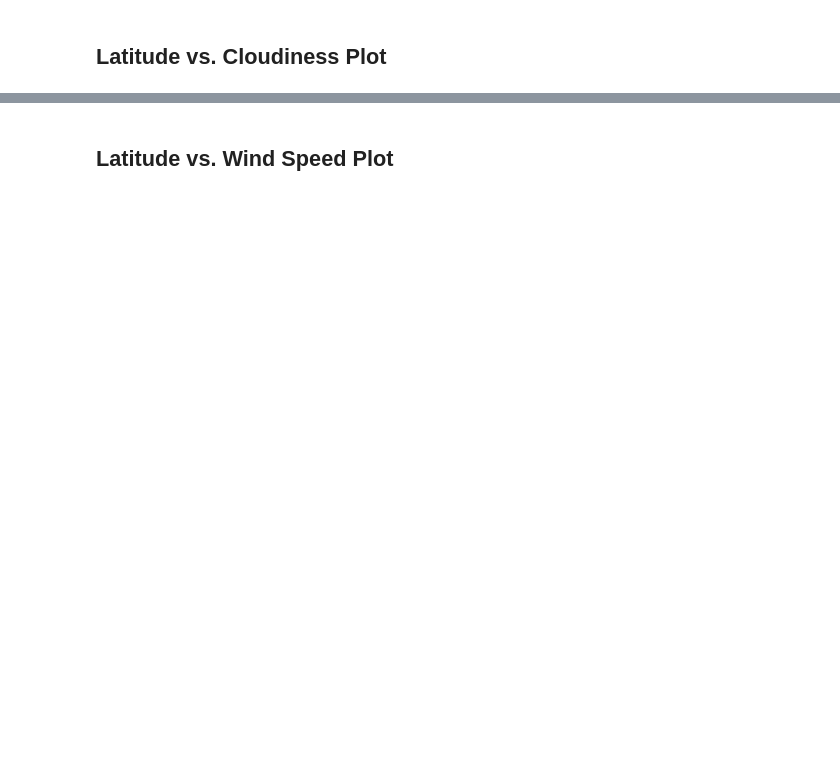
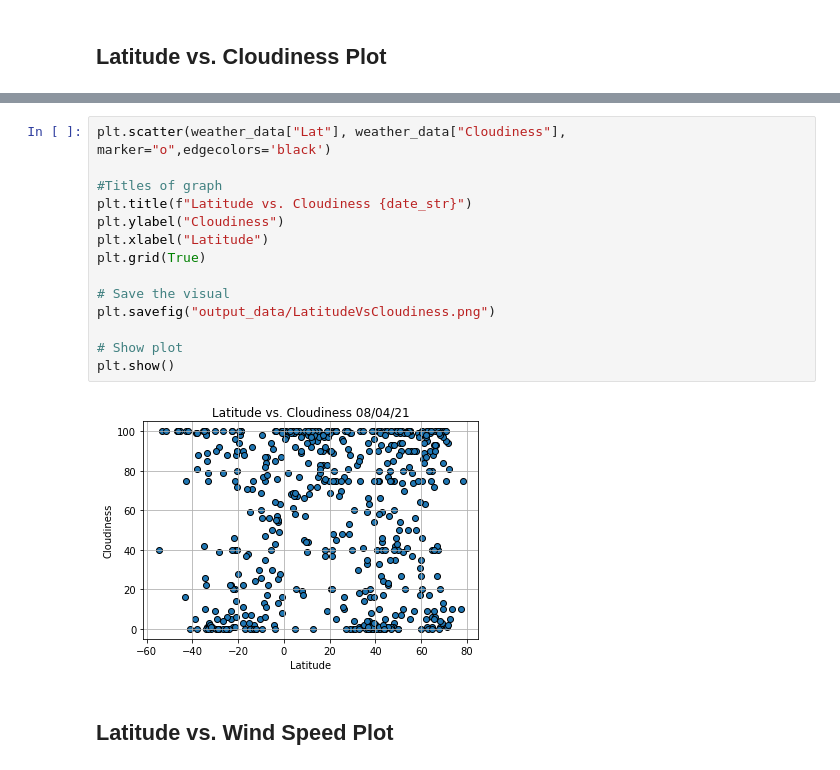
Before and after one commit to Mvillarreal88/python-api-challenge, a Jupyter notebook: WeatherPy/WeatherPy.ipynb, the cells around one changed output, grey strips where cells are left out. Drawn from its saved outputs; the diff is of its cells as text; blank space fills up the shorter version.

```diff
--- a/WeatherPy/WeatherPy.ipynb
+++ b/WeatherPy/WeatherPy.ipynb
@@ -196,2 +194,18 @@ Int64Index([], dtype='int64')
+# %%
+plt.scatter(weather_data["Lat"], weather_data["Cloudiness"], marker="o",edgecolors='black')
+
+#Titles of graph
+plt.title(f"Latitude vs. Cloudiness {date_str}")
+plt.ylabel("Cloudiness")
+plt.xlabel("Latitude")
+plt.grid(True)
+
+# Save the visual
+plt.savefig("output_data/LatitudeVsCloudiness.png")
+
+# Show plot
+plt.show()
+# %% [output]
+[figure, added]
 # %% [markdown]
 ## Latitude vs. Wind Speed Plot
```
Also changed, not shown: parts of 18 cells of this notebook, 5 other files.
